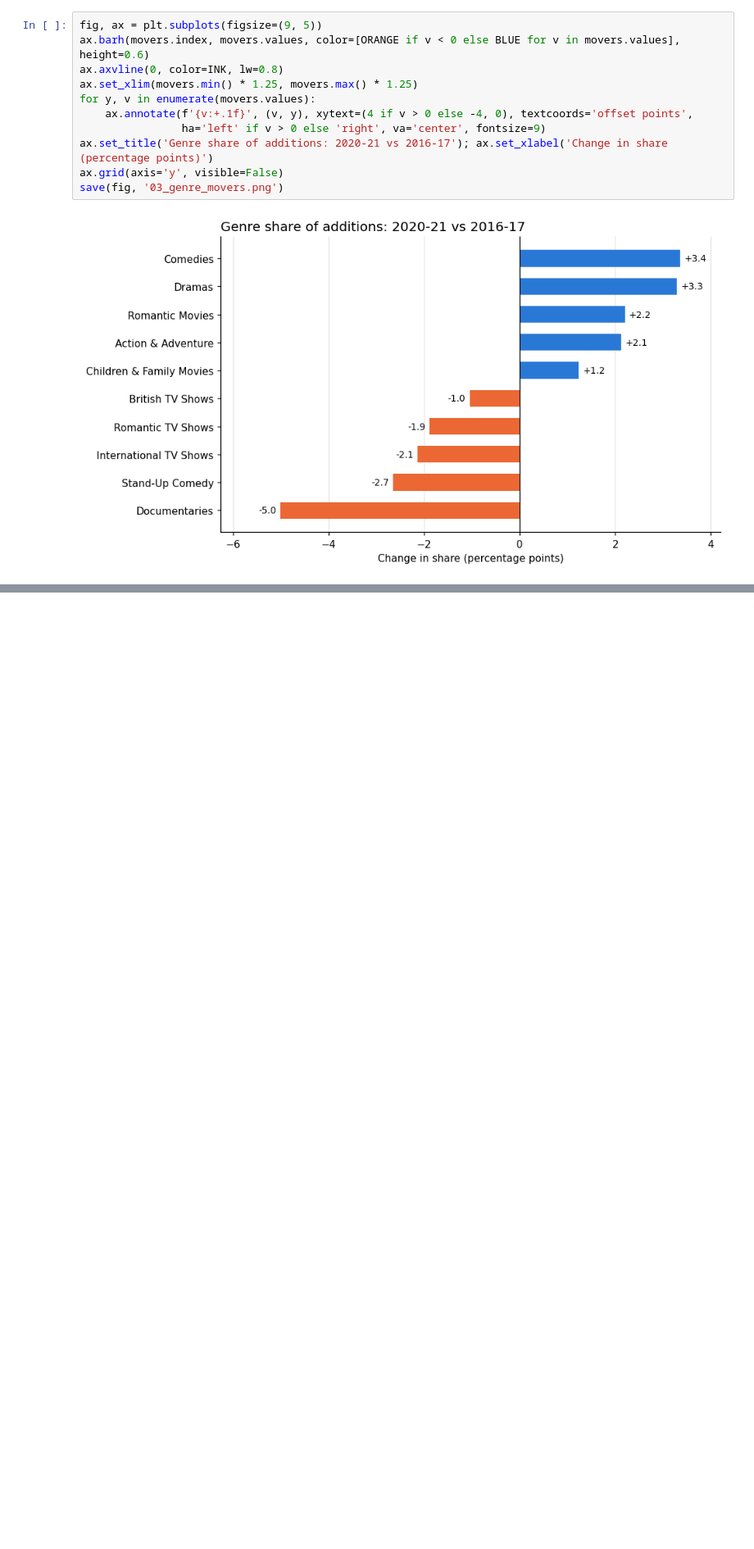
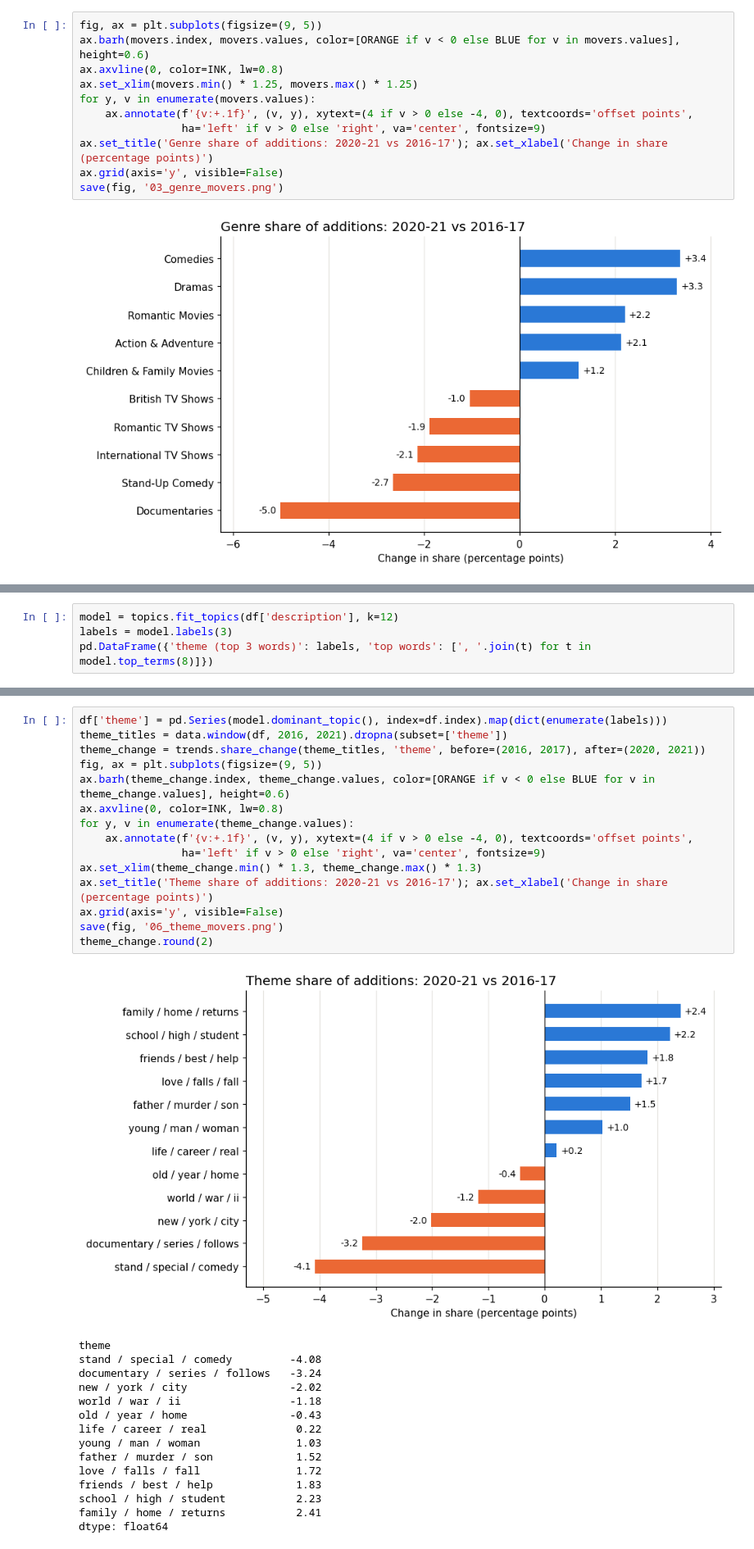
Before and after one commit to etisamhaq/Data-Analysis-Projects, a Jupyter notebook: 01-netflix-content-strategy/netflix_content_strategy.ipynb, the cells around one changed output, grey strips where cells are left out. Shown at 82% size. Drawn from its saved outputs; the diff is of its cells as text; blank space fills up the shorter version.

```diff
--- a/01-netflix-content-strategy/netflix_content_strategy.ipynb
+++ b/01-netflix-content-strategy/netflix_content_strategy.ipynb
@@ -262,0 +261,4 @@ Kids share: 10.1% (2018) -> 16.7% (2021)
+# %%
+model = topics.fit_topics(df['description'], k=12)
+labels = model.labels(3)
+pd.DataFrame({'theme (top 3 words)': labels, 'top words': [', '.join(t) for t in model.top_terms(8)]})
@@ -262,0 +279,31 @@ Kids share: 10.1% (2018) -> 16.7% (2021)
+# %%
+df['theme'] = pd.Series(model.dominant_topic(), index=df.index).map(dict(enumerate(labels)))
+theme_titles = data.window(df, 2016, 2021).dropna(subset=['theme'])
+theme_change = trends.share_change(theme_titles, 'theme', before=(2016, 2017), after=(2020, 2021))
+fig, ax = plt.subplots(figsize=(9, 5))
+ax.barh(theme_change.index, theme_change.values, color=[ORANGE if v < 0 else BLUE for v in theme_change.values], height=0.6)
+ax.axvline(0, color=INK, lw=0.8)
+for y, v in enumerate(theme_change.values):
+    ax.annotate(f'{v:+.1f}', (v, y), xytext=(4 if v > 0 else -4, 0), textcoords='offset points',
+                ha='left' if v > 0 else 'right', va='center', fontsize=9)
+ax.set_xlim(theme_change.min() * 1.3, theme_change.max() * 1.3)
+ax.set_title('Theme share of additions: 2020-21 vs 2016-17'); ax.set_xlabel('Change in share (percentage points)')
+ax.grid(axis='y', visible=False)
+save(fig, '06_theme_movers.png')
+theme_change.round(2)
+# %% [output]
+[figure, added]
+theme
+stand / special / comedy         -4.08
+documentary / series / follows   -3.24
+new / york / city                -2.02
+world / war / ii                 -1.18
+old / year / home                -0.43
+life / career / real              0.22
+young / man / woman               1.03
+father / murder / son             1.52
+love / falls / fall               1.72
+friends / best / help             1.83
+school / high / student           2.23
+family / home / returns           2.41
+dtype: float64
```
Also changed, not shown: parts of 39 cells of this notebook, 15 other files.
